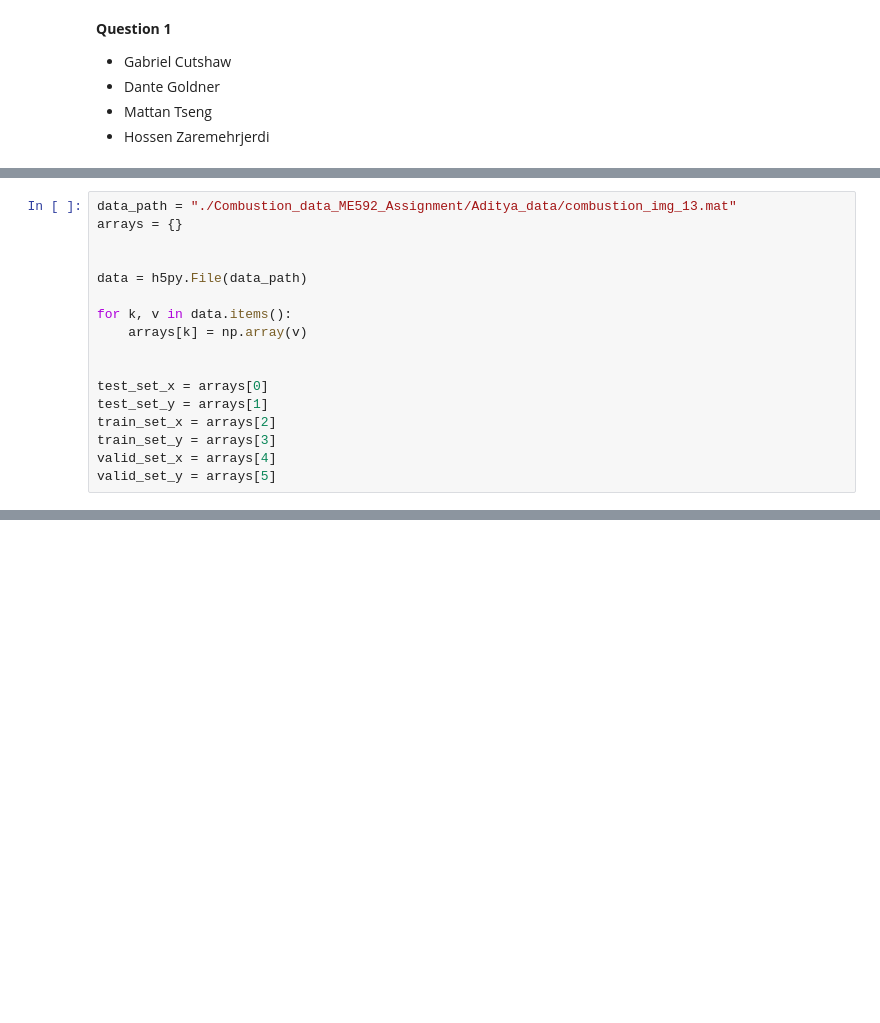
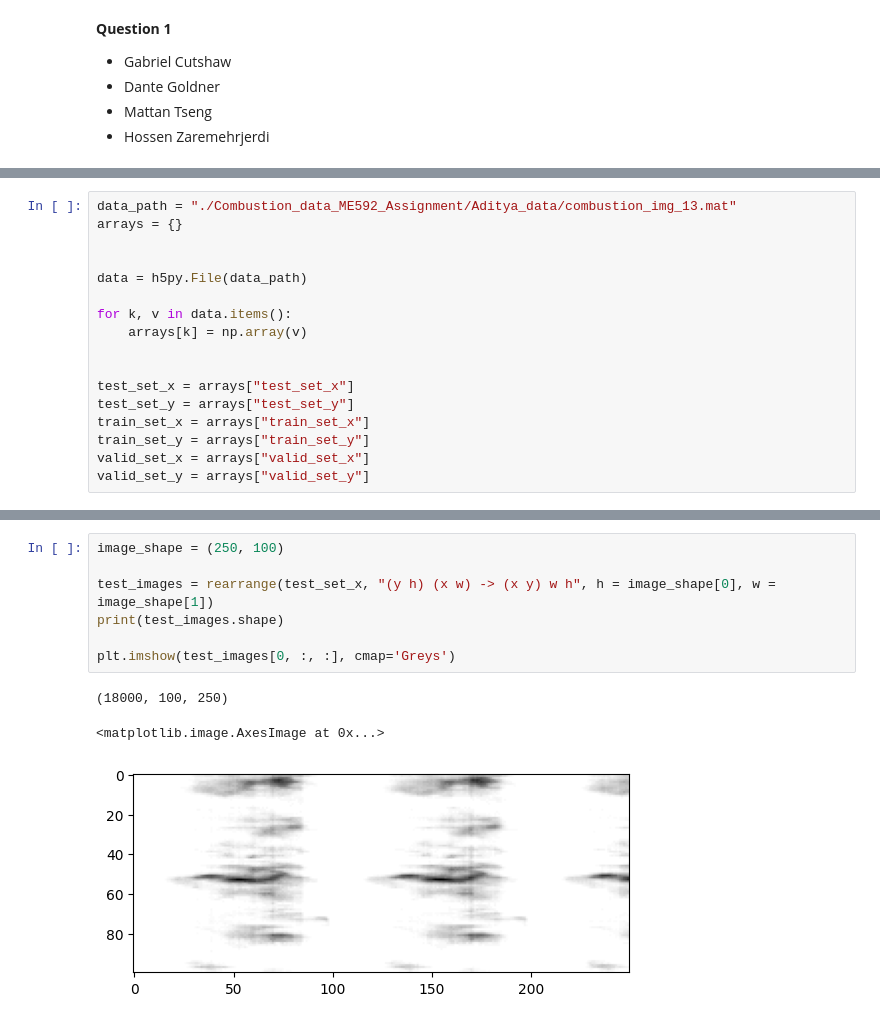
Before and after one commit to MattanTseng/ME_592_HW3, a Jupyter notebook: Part1.ipynb, the cells around one changed output, grey strips where cells are left out. Cells and saved outputs as stored; diff of their text form; blank space fills up the shorter version.

Commit message:
starting to create images

```diff
--- a/Part1.ipynb
+++ b/Part1.ipynb
@@ -18,9 +20,9 @@ for k, v in data.items():
     arrays[k] = np.array(v)
 
 
-test_set_x = arrays[0]
-test_set_y = arrays[1]
-train_set_x = arrays[2]
-train_set_y = arrays[3]
-valid_set_x = arrays[4]
-valid_set_y = arrays[5]
+test_set_x = arrays["test_set_x"]
+test_set_y = arrays["test_set_y"]
+train_set_x = arrays["train_set_x"]
+train_set_y = arrays["train_set_y"]
+valid_set_x = arrays["valid_set_x"]
+valid_set_y = arrays["valid_set_y"]
@@ -46,0 +43,11 @@ ItemsViewHDF5(<HDF5 file "combustion_img_13.mat" (mode r)>)
+# %%
+image_shape = (250, 100)
+
+test_images = rearrange(test_set_x, "(y h) (x w) -> (x y) w h", h = image_shape[0], w = image_shape[1])
+print(test_images.shape)
+
+plt.imshow(test_images[0, :, :], cmap='Greys')
+# %% [output]
+(18000, 100, 250)
+<matplotlib.image.AxesImage at 0x...>
+[figure, added]
```
Also changed, not shown: parts of 3 cells of this notebook.
